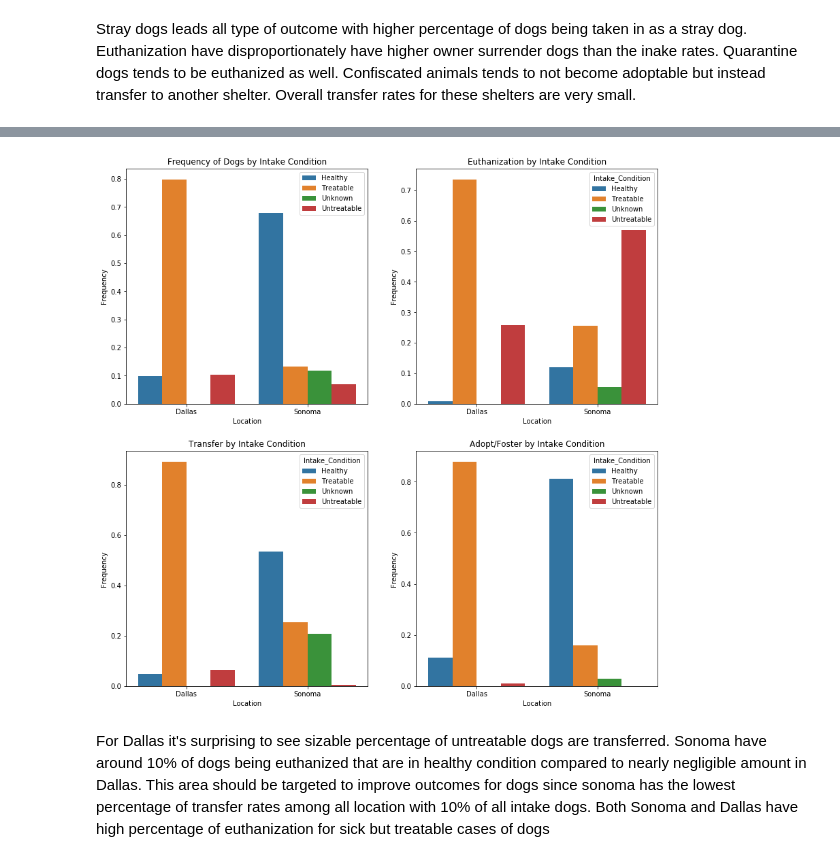
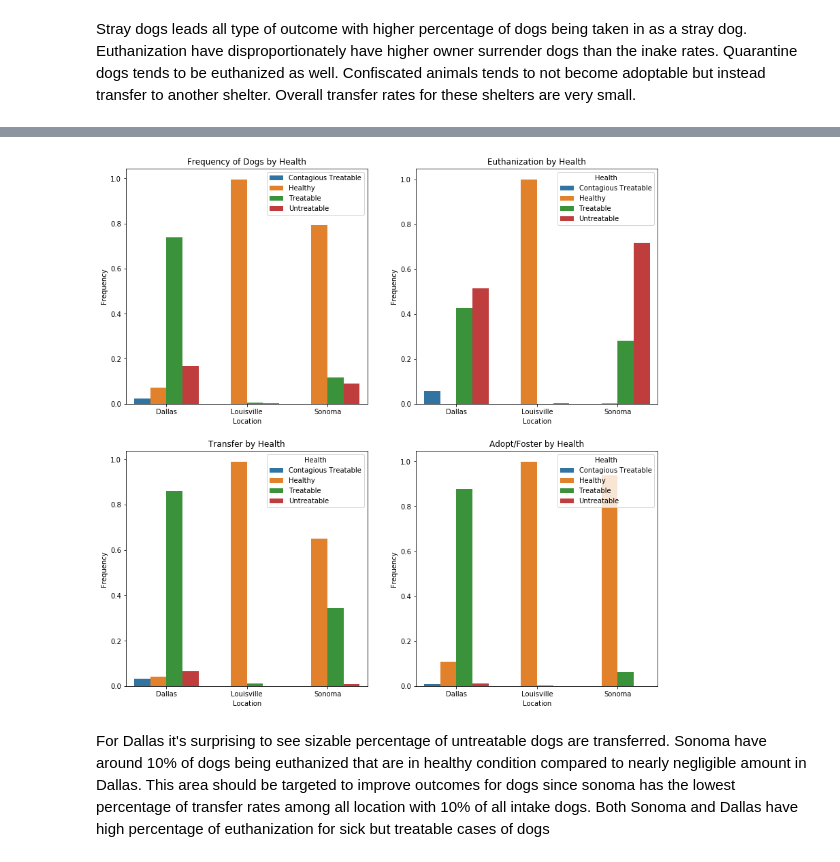
Before and after one commit to activerabbit/Springboard, a Jupyter notebook: Project/Machine Learning.ipynb, the cells around one changed output, grey strips where cells are left out. Drawn from its saved outputs; the diff is of its cells as text; code cells hidden in the pictures.

Commit message:
update data wrangling and SVM

```diff
--- a/Project/Machine Learning.ipynb
+++ b/Project/Machine Learning.ipynb
@@ -383,14 +393,14 @@ array([nan, 'Owner sur', 'Stray', 'Confiscate', 'Return', 'Khs',
 # %%
 #feature engineering of Intake Type
 merge_data = merge_data.replace({'Intake_Type': 'Confiscate'}, 'Confiscated')
-
-merge_data = merge_data.replace({'Intake_Type': 'For transp'}, 'Transfer')
 
 merge_data = merge_data.replace({'Intake_Type': 'Found'}, 'Found report')
 
 merge_data = merge_data.replace({'Intake_Type': 'Lost'}, 'Found report')
 
 merge_data = merge_data.replace({'Intake_Type': 'Owner sur'}, 'Owner surrender')
+
+merge_data = merge_data.replace({'Intake_Type': 'Adoption return'}, 'return')
 # %%
 #validate category in Intake Type
 merge_data.Intake_Type.unique()
@@ -419,0 +441,3 @@ merge_data = merge_data.replace({'Sex': 'Litter'}, 'Unknown')
+# %%
+#feature engineering of Intake Status
+merge_data = merge_data.replace({'Chip_Status': ['Scan no chip', 'Unable to scan']}, 'No chip/un-scanable')
@@ -419,0 +458,3 @@ merge_data = merge_data.replace({'Sex': 'Litter'}, 'Unknown')
+# %%
+#feature engineer intake status
+merge_data = merge_data.replace({'Intake_Status': ['Heartworm', 'Ringworm']}, 'Sick')
@@ -780,7 +885,7 @@ merge_data['Intake_month'] = merge_data.Intake_Date.dt.month
 merge_data['Intake_Date'] = merge_data['Intake_Date'].dt.strftime('%Y-%m')
 # %%
 #remove unused features
-merge_data = merge_data.drop(columns = ['DOB', 'Outcome_Subtype', 'index', 'Outcome_Condition'])
+merge_data = merge_data.drop(columns = ['DOB', 'index'])
 # %%
 merge_data.info()
 # %% [output]
@@ -1753,53 +1858,53 @@ Stray dogs leads all type of outcome with higher percentage of dogs being taken
 # %%
-intakecon = (merge_data[merge_data['Location'] != 'Louisville']
+health = (merge_data[merge_data['Location'] != 'Austin']
+          [merge_data['Health'] != 'Unknown']
+          [merge_data['Health'] != 'Dead']
+              .groupby(['Location'])['Health']
+              .value_counts(normalize = True)
+              .rename('Frequency').reset_index()).sort_values('Health')
+
+health_adopt = (merge_data[merge_data.Outcome_Type == 'Adoption/Foster']
+                [merge_data['Health'] != 'Unknown']
+                [merge_data['Health'] != 'Dead']
+                [merge_data['Location'] != 'Austin']
+              .groupby(['Location'])['Health']
+               .value_counts(normalize = True)
+               .rename('Frequency').reset_index()).sort_values('Health')
+
+health_euth = (merge_data[merge_data.Outcome_Type == 'Euth']
+               [merge_data['Health'] != 'Unknown']
+               [merge_data['Health'] != 'Dead']
               [merge_data['Location'] != 'Austin']
-              .groupby(['Location'])['Intake_Condition']
-              .value_counts(normalize = True)
-              .rename('Frequency').reset_index()
-              .sort_values(['Location']).reset_index()).sort_values('Intake_Condition')
+              .groupby(['Location'])['Health']
+                .value_counts(normalize = True)
+                .rename('Frequency').reset_index()).sort_values('Health')
 
-intakecon_adopt = (merge_data[merge_data.Outcome_Type == 'Adoption/Foster']
-               [merge_data['Location'] != 'Louisville']
+health_tr = (merge_data[merge_data.Outcome_Type == 'Transfer']
+             [merge_data['Health'] != 'Unknown']
+              [merge_data['Health'] != 'Dead']
               [merge_data['Location'] != 'Austin']
-              .groupby(['Location'])['Intake_Condition']
-               .value_counts(normalize = True)
-               .rename('Frequency').reset_index()
-               .sort_values(['Location']).reset_index()).sort_values('Intake_Condition')
-
-intakecon_euth = (merge_data[merge_data.Outcome_Type == 'Euth']
-              [merge_data['Location'] != 'Louisville']
-              [merge_data['Location'] != 'Austin']
-              .groupby(['Location'])['Intake_Condition']
+              .groupby(['Location'])['Health']
                 .value_counts(normalize = True)
-                .rename('Frequency').reset_index()
-                .sort_values(['Location']).reset_index()).sort_values('Intake_Condition')
-
-intakecon_tr = (merge_data[merge_data.Outcome_Type == 'Transfer']
-              [merge_data['Location'] != 'Louisville']
-              [merge_data['Location'] != 'Austin']
-              .groupby(['Location'])['Intake_Condition']
-                .value_counts(normalize = True)
-                .rename('Frequency').reset_index()
-                .sort_values(['Location']).reset_index()).sort_values('Intake_Condition')
+                .rename('Frequency').reset_index()).sort_values('Health')
 
 
 
 #plot the percentage as bar graphs
 plt.figure(figsize = (14,14))
 plt.subplot(2,2,1)
-sns.barplot(data = intakecon, x = 'Location', y = 'Frequency', hue = 'Intake_Condition')
-plt.title('Frequency of Dogs by Intake Condition')
+sns.barplot(data = health, x = 'Location', y = 'Frequency', hue = 'Health')
+plt.title('Frequency of Dogs by Health')
 plt.legend(loc = 'upper right')
 
 plt.subplot(2,2,2)
-sns.barplot(data = intakecon_euth, x = 'Location', y = 'Frequency', hue = 'Intake_Condition')
-plt.title('Euthanization by Intake Condition')
+sns.barplot(data = health_euth, x = 'Location', y = 'Frequency', hue = 'Health')
+plt.title('Euthanization by Health')
 
 plt.subplot(2,2,3)
-sns.barplot(data = intakecon_tr, x = 'Location', y = 'Frequency', hue = 'Intake_Condition')
-plt.title('Transfer by Intake Condition')
+sns.barplot(data = health_tr, x = 'Location', y = 'Frequency', hue = 'Health')
+plt.title('Transfer by Health')
 
 plt.subplot(2,2,4)
-sns.barplot(data = intakecon_adopt, x = 'Location', y = 'Frequency', hue = 'Intake_Condition')
-plt.title('Adopt/Foster by Intake Condition')
+sns.barplot(data = health_adopt, x = 'Location', y = 'Frequency', hue = 'Health')
+plt.title('Adopt/Foster by Health')
 # %% [output]
@@ -1807,4 +1912,4 @@ Text(0.5,1,'Adopt/Foster by Intake Condition')
-[figure, old version]
+[figure, new version]
 # %% [markdown]
 For Dallas it's surprising to see sizable percentage of untreatable dogs are transferred. Sonoma have around 10% of dogs being euthanized that are in healthy condition compared to nearly negligible amount in Dallas. This area should be targeted to improve outcomes for dogs since sonoma has the lowest percentage of transfer rates among all location with 10% of all intake dogs. Both Sonoma and Dallas have high percentage of euthanization for sick but treatable cases of dogs
 # %% [markdown]
```
Also changed, not shown: parts of 177 cells of this notebook.
